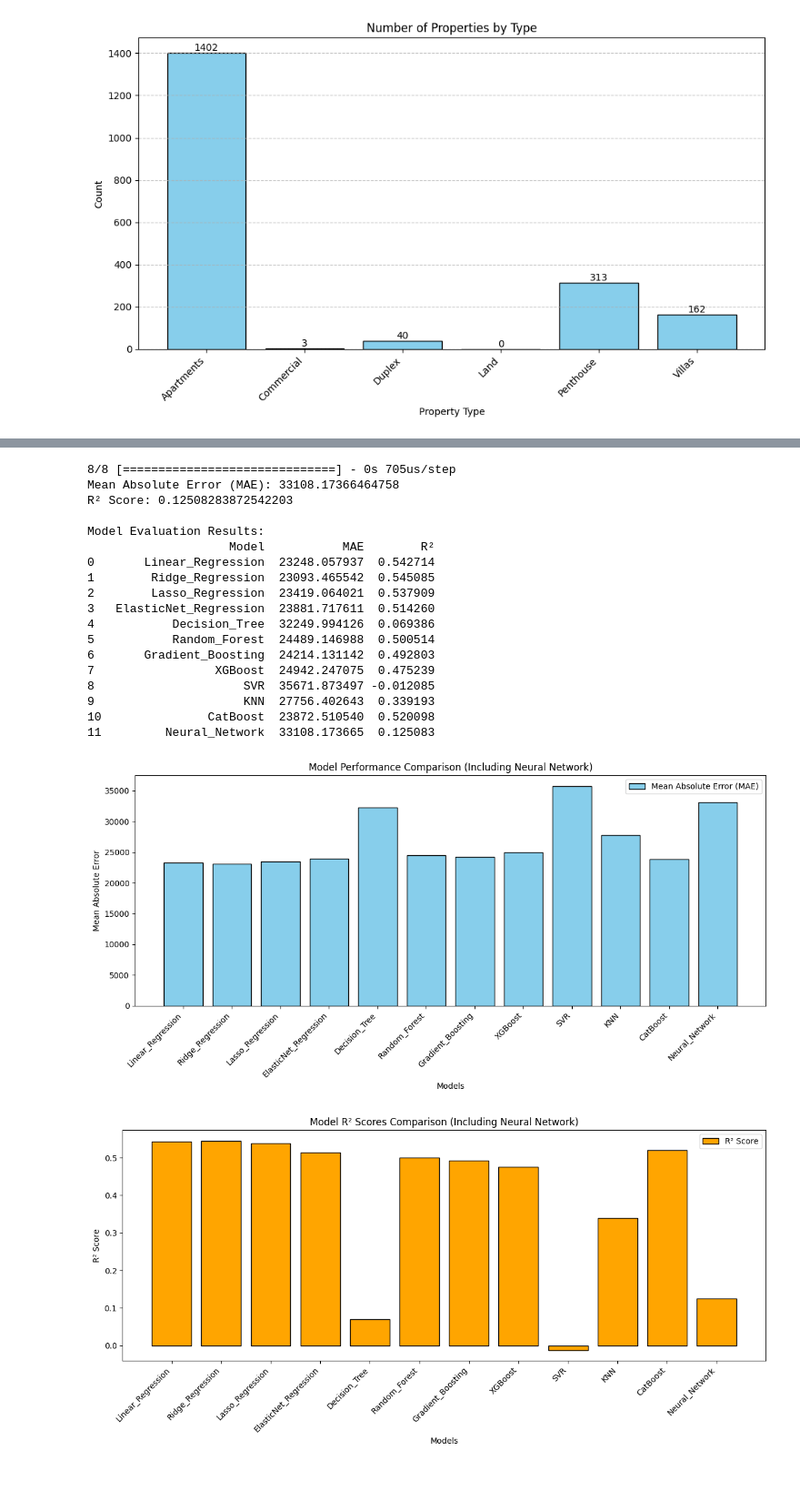
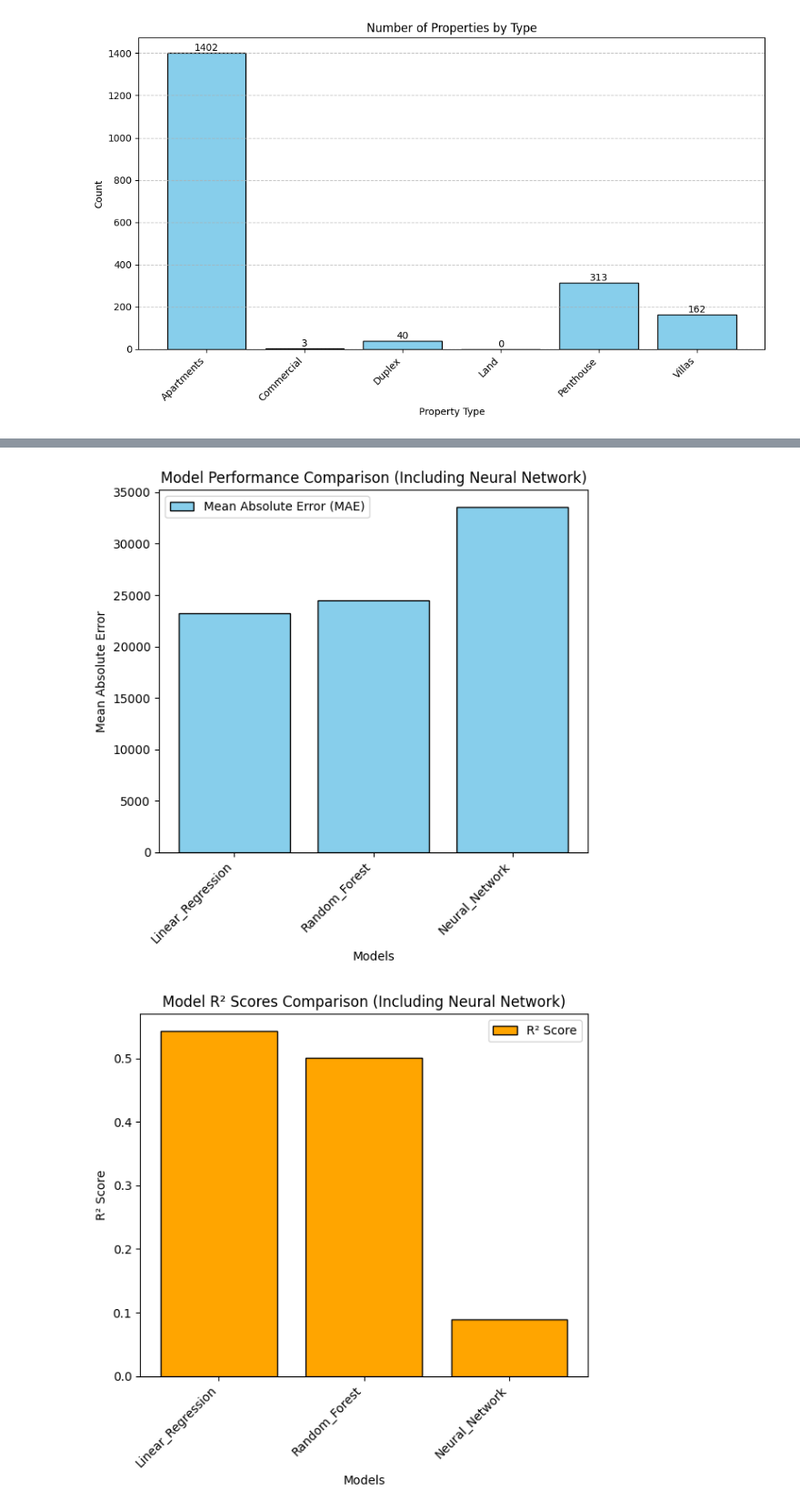
Before and after one commit to swift-x-github/ml-real-estate, a Jupyter notebook: ass_1_6.ipynb, the cells around one changed output, grey strips where cells are left out. Shown at 91% size. Saved outputs shown, nothing was run; the diff lists cells and outputs as text; code cells hidden in the pictures; blank space fills up the shorter version.

Commit message:
updated visual

```diff
--- a/ass_1_6.ipynb
+++ b/ass_1_6.ipynb
@@ -251,16 +228,16 @@ X_val, X_test, y_val, y_test = train_test_split(X_temp, y_temp, test_size=0.5, r
 # 2. Define models
 models = {
     "Linear_Regression": LinearRegression(),
-    "Ridge_Regression": Ridge(alpha=1.0),
-    "Lasso_Regression": Lasso(alpha=0.1),
-    "ElasticNet_Regression": ElasticNet(alpha=0.1, l1_ratio=0.5),
-    "Decision_Tree": DecisionTreeRegressor(random_state=42),
+    #"Ridge_Regression": Ridge(alpha=1.0),
+    #"Lasso_Regression": Lasso(alpha=0.1),
+    #"ElasticNet_Regression": ElasticNet(alpha=0.1, l1_ratio=0.5),
+    #"Decision_Tree": DecisionTreeRegressor(random_state=42),
     "Random_Forest": RandomForestRegressor(n_estimators=1000, random_state=42),
-    "Gradient_Boosting": GradientBoostingRegressor(n_estimators=1000, learning_rate=0.01, random_state=42),
-    "XGBoost": XGBRegressor(n_estimators=1000, learning_rate=0.01, max_depth=5, random_state=42),
-    "SVR": SVR(kernel='rbf', C=100, gamma=0.1),
-    "KNN": KNeighborsRegressor(n_neighbors=5),
-    "CatBoost": CatBoostRegressor(iterations=1000, learning_rate=0.01, depth=5, silent=True, random_state=42),
+    #"Gradient_Boosting": GradientBoostingRegressor(n_estimators=1000, learning_rate=0.01, random_state=42),
+    #"XGBoost": XGBRegressor(n_estimators=1000, learning_rate=0.01, max_depth=5, random_state=42),
+    #"SVR": SVR(kernel='rbf', C=100, gamma=0.1),
+    #"KNN": KNeighborsRegressor(n_neighbors=5),
+    #"CatBoost": CatBoostRegressor(iterations=1000, learning_rate=0.01, depth=5, silent=True, random_state=42),
 }
 
 # Define neural network
@@ -315,7 +292,7 @@ print("\nModel Evaluation Results:")
 print(results_df)
 
 # Visualization of metrics
-plt.figure(figsize=(12, 6))
+plt.figure(figsize=(6, 6))
 plt.bar(results_df['Model'], results_df['MAE'], color='skyblue', edgecolor='black', label='Mean Absolute Error (MAE)')
 plt.xticks(rotation=45, ha='right')
 plt.title("Model Performance Comparison (Including Neural Network)")
@@ -326,7 +303,7 @@ plt.tight_layout()
 plt.show()
 
 # Display R² scores in a separate bar chart
-plt.figure(figsize=(12, 6))
+plt.figure(figsize=(6, 6))
 plt.bar(results_df['Model'], results_df['R²'], color='orange', edgecolor='black', label='R² Score')
 plt.xticks(rotation=45, ha='right')
 plt.title("Model R² Scores Comparison (Including Neural Network)")
@@ -362,20 +338,2 @@ Evaluating Neural Network...
-8/8 [==============================] - 0s 705us/step
-Mean Absolute Error (MAE): 33108.17366464758
-R² Score: 0.12508283872542203
-
-Model Evaluation Results:
-                    Model           MAE        R²
-0       Linear_Regression  23248.057937  0.542714
-1        Ridge_Regression  23093.465542  0.545085
-2        Lasso_Regression  23419.064021  0.537909
-3   ElasticNet_Regression  23881.717611  0.514260
-4           Decision_Tree  32249.994126  0.069386
-5           Random_Forest  24489.146988  0.500514
-6       Gradient_Boosting  24214.131142  0.492803
-7                 XGBoost  24942.247075  0.475239
-8                     SVR  35671.873497 -0.012085
-9                     KNN  27756.402643  0.339193
-10               CatBoost  23872.510540  0.520098
-11         Neural_Network  33108.173665  0.125083
-[figure, old version]
+[figure, new version]
-[figure, old version]
+[figure, new version]
```
Also changed, not shown: parts of 2 cells of this notebook, 4 other files.
